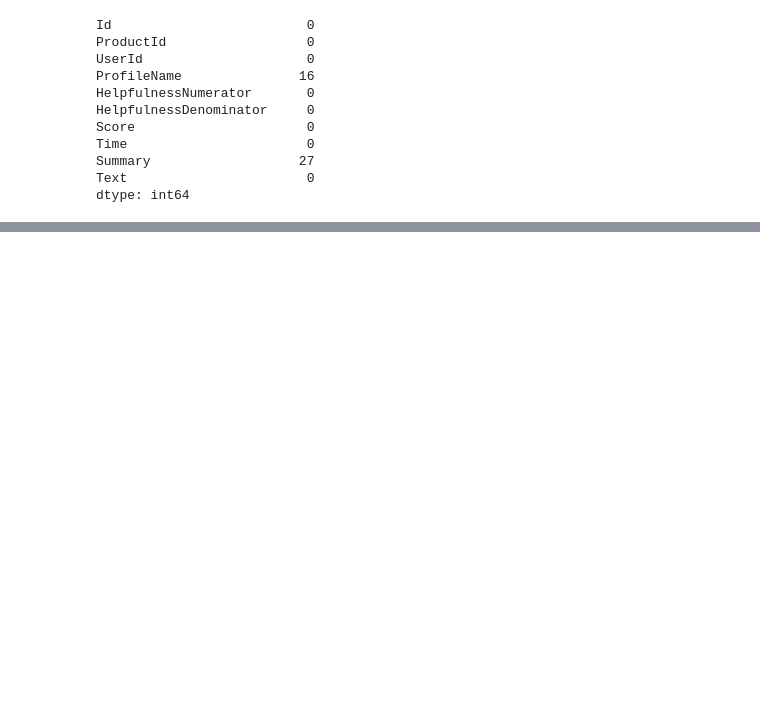
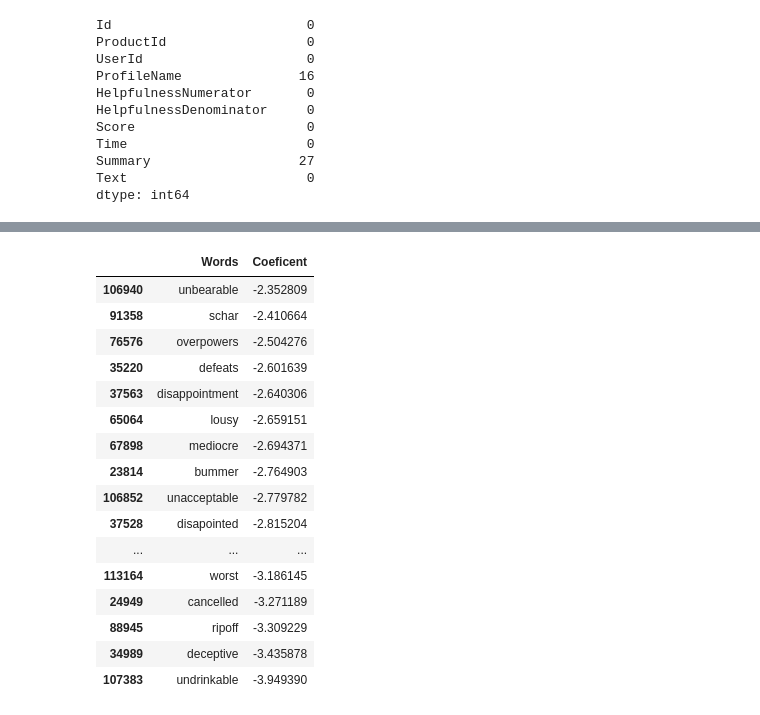
Before and after one commit to Dhrumil-Zion/Sentiments-Prediction-Using-NLP, a Jupyter notebook: Sentiment_Analyzer.ipynb, the cells around one changed output, grey strips where cells are left out. Cells and saved outputs as stored; diff of their text form; code cells hidden in the pictures; blank space fills up the shorter version.

```diff
--- a/Sentiment_Analyzer.ipynb
+++ b/Sentiment_Analyzer.ipynb
@@ -50,0 +172,20 @@ data.head()
+# %%
+results.tail(20)
+# %% [output]
+|  | Words | Coeficent |
+| 106940 | unbearable | -2.352809 |
+| 91358 | schar | -2.410664 |
+| 76576 | overpowers | -2.504276 |
+| 35220 | defeats | -2.601639 |
+| 37563 | disappointment | -2.640306 |
+| 65064 | lousy | -2.659151 |
+| 67898 | mediocre | -2.694371 |
+| 23814 | bummer | -2.764903 |
+| 106852 | unacceptable | -2.779782 |
+| 37528 | disapointed | -2.815204 |
+| ... | ... | ... |
+| 113164 | worst | -3.186145 |
+| 24949 | cancelled | -3.271189 |
+| 88945 | ripoff | -3.309229 |
+| 34989 | deceptive | -3.435878 |
+| 107383 | undrinkable | -3.949390 |
```
Also changed, not shown: parts of 30 cells of this notebook.
